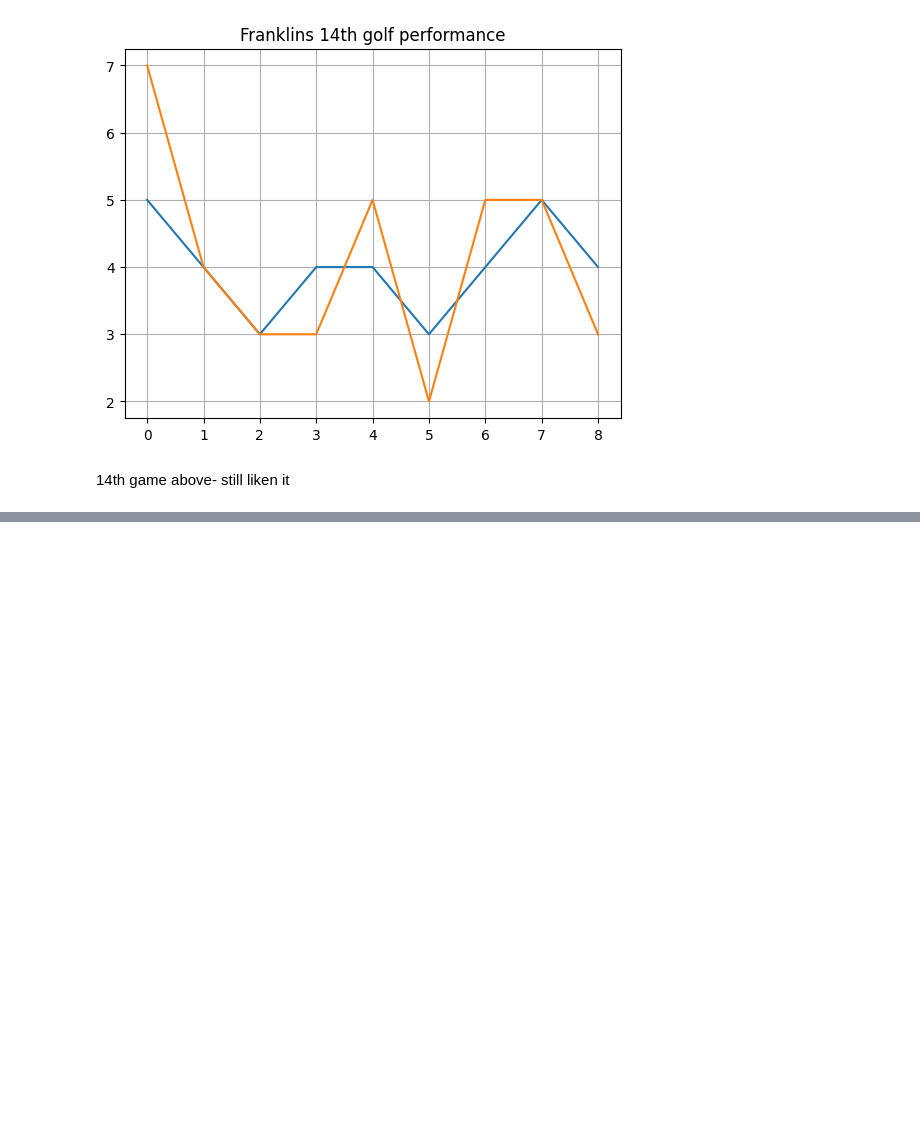
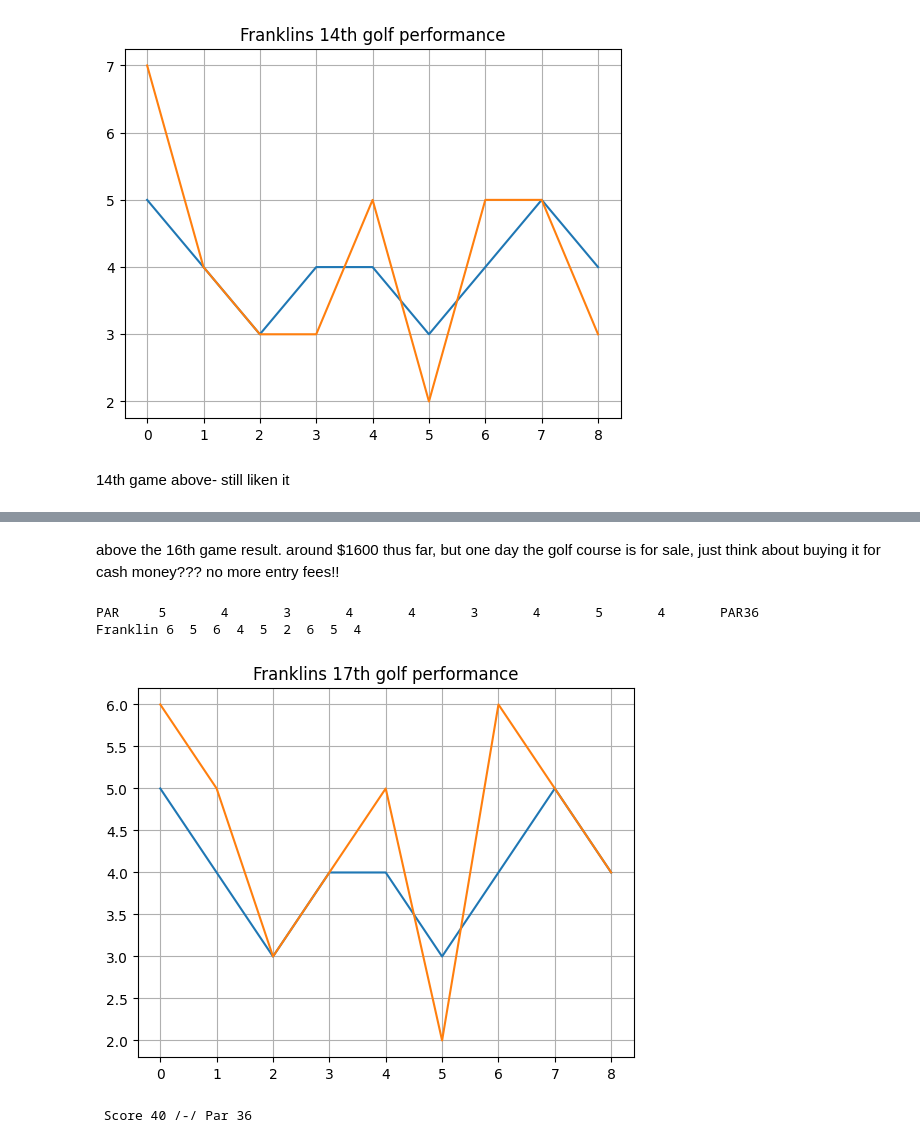
Before and after one commit to Tashaun33/On-par-for-a-game-, a Jupyter notebook: Frankilin- 1g.ipynb, the cells around one changed output, grey strips where cells are left out. Cells and saved outputs as stored; diff of their text form; code cells hidden in the pictures; blank space fills up the shorter version.

```diff
--- a/Frankilin- 1g.ipynb
+++ b/Frankilin- 1g.ipynb
@@ -729,0 +792,33 @@ Franklin  7  4  3  3  5  2  5  5  3
+# %% [markdown]
+above the 16th game result. around $1600 thus far, but one day the golf course is for sale,  just think about buying it for cash money??? no more entry fees!!
+# %%
+import numpy as np
+import pandas as pd
+import matplotlib.pyplot as plt
+
+
+data50=('hole	1st	2nd	3rd	4th	5th	6th	7th	8th	9th	score')
+data51=('PAR	5	4	3	4	4	3	4	5	4	PAR36')
+data52=('Franklin 6  5  6  4  5  2  6  5  4')
+
+x=data51
+y=data52
+
+df34 =[5,4,3,4,4,3,4,5,4]
+df35 =[6,5,3,4,5,2,6,5,4]
+
+print(x)
+print(y)
+
+
+plt.title('Franklins 17th golf performance')
+plt.grid(True)
+plt.plot(df34)
+plt.plot(df35)
+plt.show(df34, df35)
+print(' Score 40 /-/ Par 36')
+# %% [output]
+PAR     5       4       3       4       4       3       4       5       4       PAR36
+Franklin 6  5  6  4  5  2  6  5  4
+[figure, added]
+ Score 40 /-/ Par 36
```
Also changed, not shown: parts of 12 cells of this notebook.
